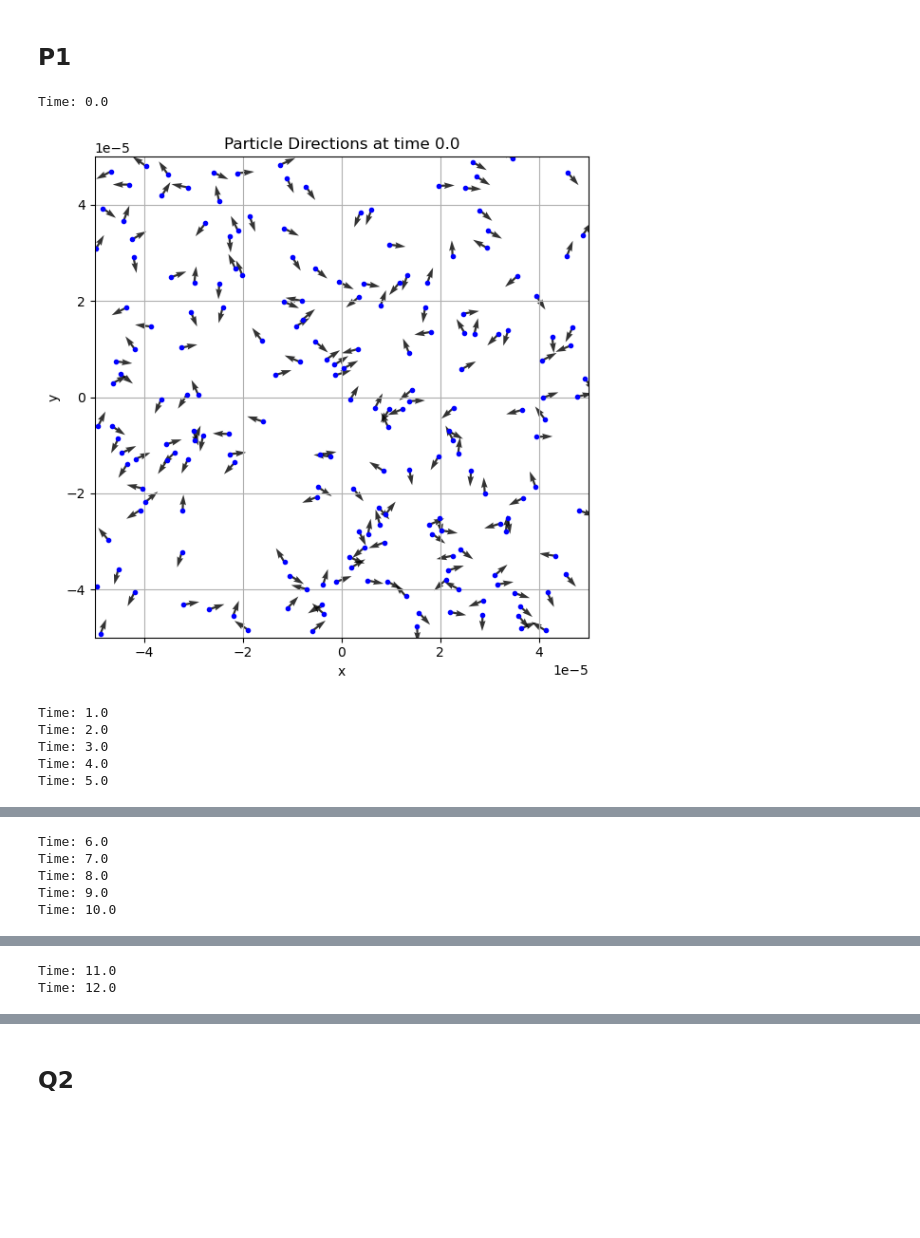
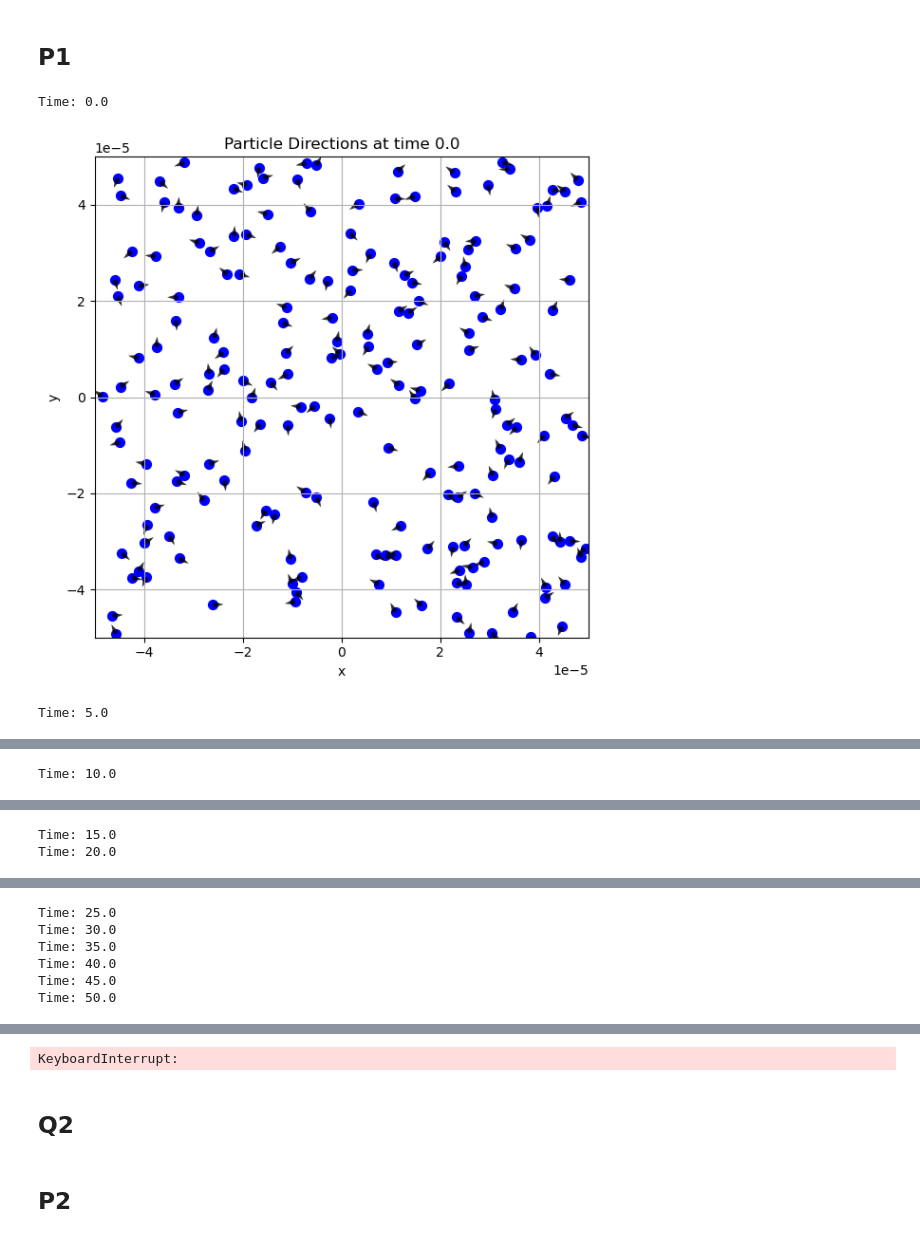
Before and after one commit to EricBlohm1/Simulation-of-complex-systems-FFR120, a Jupyter notebook: Assignments/HW3/exercise1/exercise1.ipynb, the cells around one changed output, grey strips where cells are left out. Cells and saved outputs as stored; diff of their text form; code cells hidden in the pictures; blank space fills up the shorter version.

```diff
--- a/Assignments/HW3/exercise1/exercise1.ipynb
+++ b/Assignments/HW3/exercise1/exercise1.ipynb
@@ -256,39 +256,35 @@ while step*dt <= duration+1:
 
     # Apply pbc.
     nx, ny = pbc(nx, ny, L)
 
     # Remove overlap.
     nx, ny = remove_overlap(nx, ny, R, L, dl=1e-8, N_max_iter=20)
 
     # Reflecting boundary conditions.
     nx, ny = pbc(nx, ny, L)
 
     t_step = step*dt
-    if t_step % 1 == 0:
+    if t_step % 5 == 0:
         print("Time:",t_step)
 
     if(t_step == 0 or t_step == 5 or t_step == 10 or t_step == 20 or t_step == 50):
             plt.figure(figsize=(6, 6))
-            plt.plot(nx, ny, '.', color='blue', markersize = 20)
-            plt.quiver(nx, ny, vp*np.cos(nphi), vp*np.sin(nphi), color='black', angles='xy', scale_units='xy', scale=0.6, alpha=0.8)
+            plt.scatter(nx, ny, s=50, color='blue')
+            plt.quiver(nx, ny, vp*np.cos(nphi), vp*np.sin(nphi), color='black', angles='xy', scale_units='xy', scale=0.9, alpha=0.8)
             plt.title(f'Particle Directions at time {t_step}')
             plt.xlabel('x')
             plt.ylabel('y')
             plt.grid()
             plt.xlim([-L/2,L/2])
             plt.ylim([-L/2,L/2])
             plt.tight_layout()
             plt.show()
 
     step += 1
     x[:] = nx[:]
     y[:] = ny[:]
     phi[:] = nphi[:]
 # %% [output]
 Time: 0.0
-[figure, old version]
+[figure, new version]
-Time: 1.0
-Time: 2.0
-Time: 3.0
-Time: 4.0
 Time: 5.0
@@ -296,5 +292 @@ Time: 5.0
-Time: 6.0
-Time: 7.0
-Time: 8.0
-Time: 9.0
 Time: 10.0
@@ -302,2 +294,2 @@ Time: 10.0
-Time: 11.0
-Time: 12.0
+Time: 15.0
+Time: 20.0
@@ -303,0 +297,6 @@ Time: 12.0
+Time: 25.0
+Time: 30.0
+Time: 35.0
+Time: 40.0
+Time: 45.0
+Time: 50.0
@@ -304,5 +304,8 @@ Time: 12.0
+KeyboardInterrupt:
 # %% [markdown]
 ## Q2
+# %% [markdown]
+## P2
 # %%
 import numpy as np
 N_part = 200  # Number of active Brownian particles.
```
Also changed, not shown: parts of 4 cells of this notebook, 2 other files.
